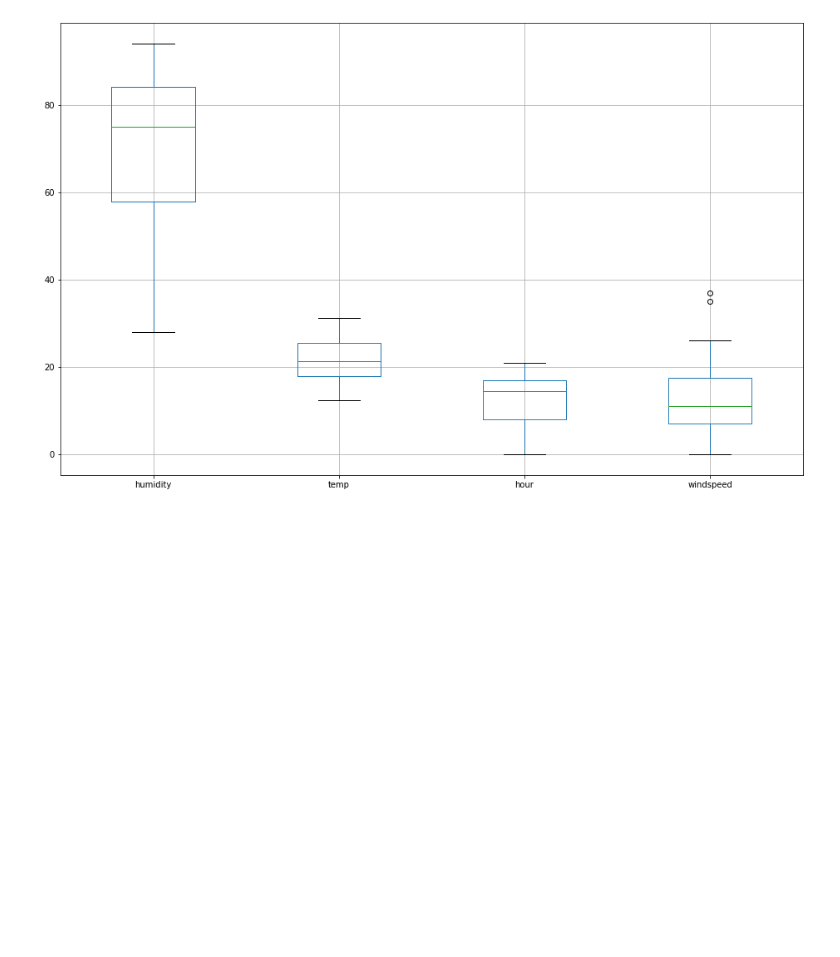
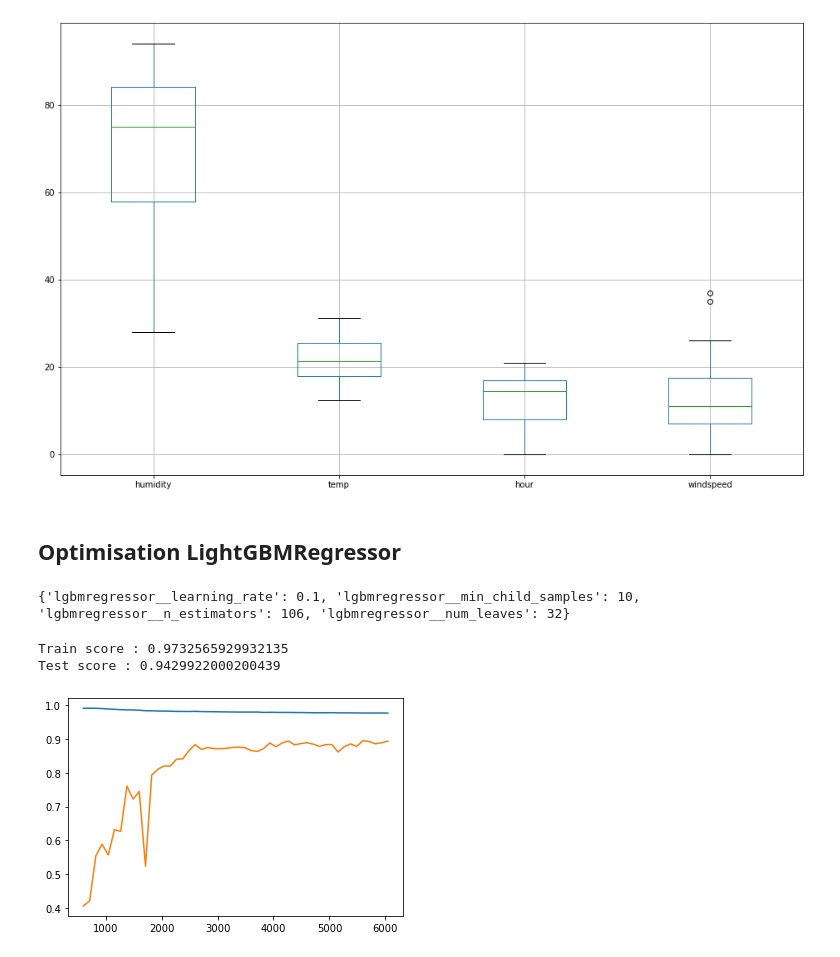
Before and after one commit to RudyBourez/Bike_Sharing, a Jupyter notebook: random_forest_lgbm.ipynb, the cells around one changed output. Cells and saved outputs as stored; diff of their text form; code cells hidden in the pictures; blank space fills up the shorter version.

```diff
--- a/random_forest_lgbm.ipynb
+++ b/random_forest_lgbm.ipynb
@@ -182,3 +182,7 @@ df_pred[abs(df_pred["Ecart"]) > 200][["humidity", "temp", "hour", "windspeed"]].
 [figure]
 # %%
 # Les valeurs d'humidité sont élevées en moyenne (70.4 %) pour de grands écarts de prédiction.
+# %% [markdown]
+## Optimisation LightGBMRegressor
+# %%
+lgbm = make_pipeline(processor, LGBMRegressor(random_state=1))
@@ -184,0 +191,23 @@ df_pred[abs(df_pred["Ecart"]) > 200][["humidity", "temp", "hour", "windspeed"]].
+# %%
+lgbm_params =  {"lgbmregressor__num_leaves": [32],
+                "lgbmregressor__learning_rate": [0.1],
+                "lgbmregressor__n_estimators": [106],
+                "lgbmregressor__min_child_samples" : [10]}
+grid_lgbm = GridSearchCV(lgbm, lgbm_params, cv=5, scoring="r2")
+grid_lgbm.fit(X_train, y_train)
+best_model = grid_lgbm.best_estimator_
+print(grid_lgbm.best_params_)
+# %% [output]
+{'lgbmregressor__learning_rate': 0.1, 'lgbmregressor__min_child_samples': 10, 'lgbmregressor__n_estimators': 106, 'lgbmregressor__num_leaves': 32}
+# %%
+train_size, train_score, val_score = learning_curve(best_model, X_train, y_train, train_sizes=np.linspace(0.1,1,50), cv=3, scoring="r2")
+
+plt.plot(train_size, train_score.mean(axis=1))
+plt.plot(train_size, val_score.mean(axis=1))
+
+print("Train score :", best_model.score(X_train, y_train))
+print("Test score :", best_model.score(X_test, y_test))
+# %% [output]
+Train score : 0.9732565929932135
+Test score : 0.9429922000200439
+[figure, added]
```
Also changed, not shown: parts of 2 cells of this notebook.
